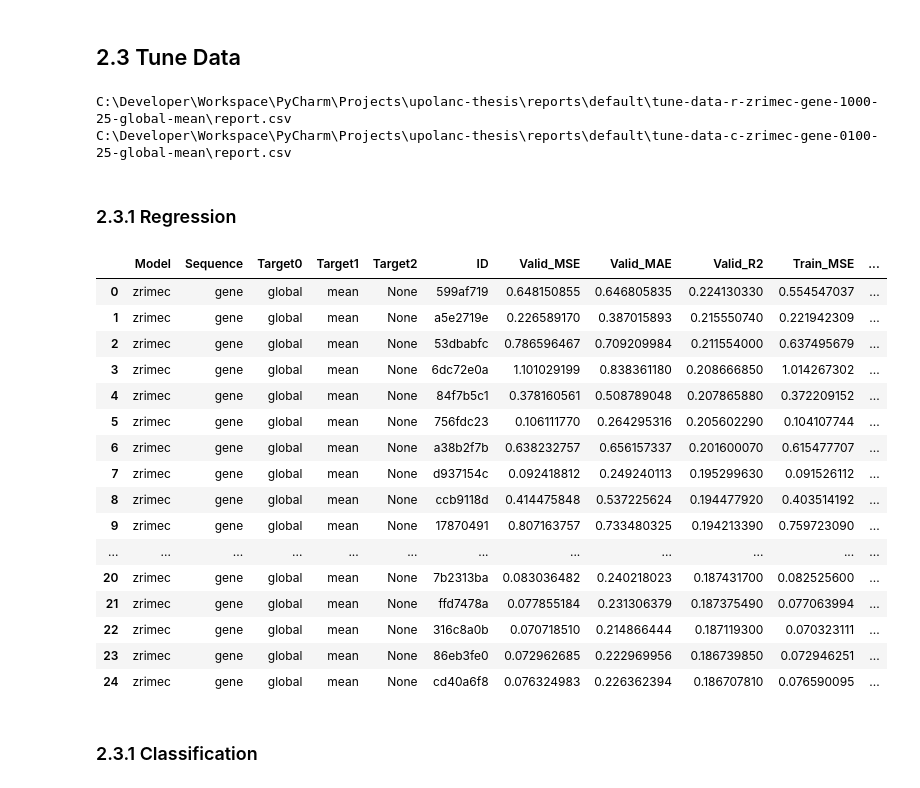
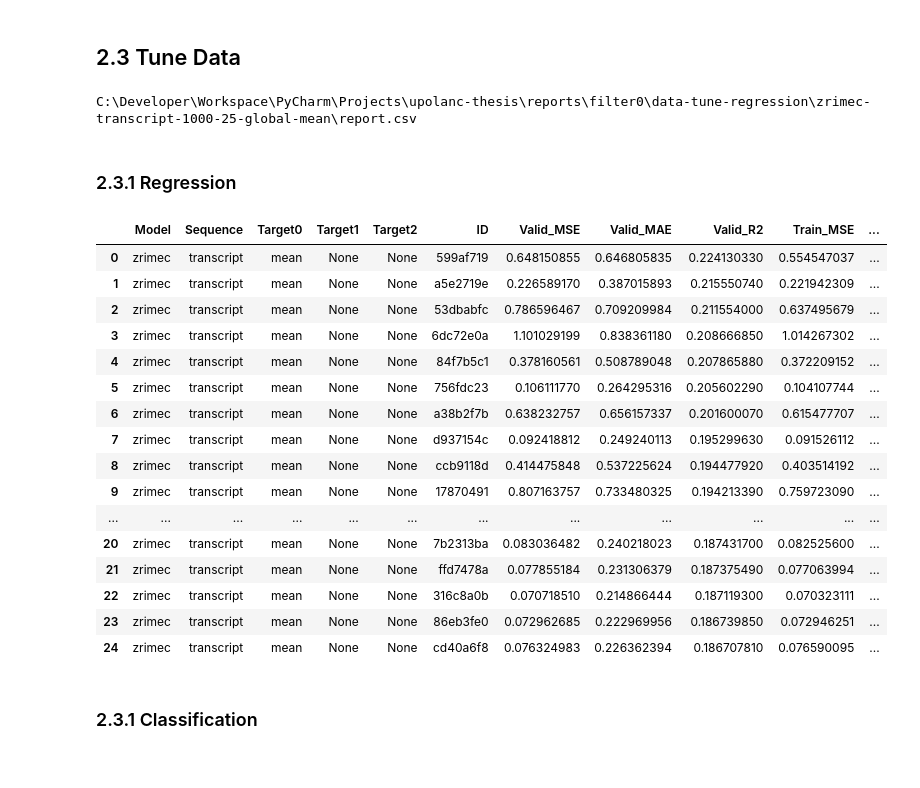
Before and after one commit to up4472/upolanc-thesis, a Jupyter notebook: notebook/nbp09-report.ipynb, the cells around one changed output. Drawn from its saved outputs; the diff is of its cells as text; code cells hidden in the pictures.

```diff
--- a/notebook/nbp09-report.ipynb
+++ b/notebook/nbp09-report.ipynb
@@ -42,14 +42,16 @@ runtime.set_plot_theme()
 # %%
 # List reports folder content
 
-ROOT_DIR = os.path.join(ROOT, 'reports', 'default')
+FILTER_ID = 0
+SUBFOLDER = 'filter' + str(FILTER_ID)
+ROOT_DIR  = os.path.join(ROOT, 'reports', SUBFOLDER)
 
-for path in os.listdir(ROOT_DIR) :
-	if path.startswith('model-') or path.startswith('tune-') :
-		print(os.path.join(ROOT_DIR, path))
+for index, name in enumerate(os.listdir(ROOT_DIR), start = 0) :
+	path = os.path.join(ROOT_DIR, name)
 
-# model      -MODE-MODEL-LAYERS-KMER-SEQUENCE-OPTIM-EPOCHS-TARGET     <- bert
-# model      -MODE-MODEL-SEQUENCE-EPOCHS-TARGET                       <- cnn
-# tune-model -MODE-MODEL-SEQUENCE-TRIALS-EPOCHS-TARGET                <- tune cnn
-# tune-data  -MODE-MODEL-SEQUENCE-TRIALS-EPOCHS-TARGET                <- tune data with cnn
+	if index == 0 : print('{} :'.format(path))
+	else          : print('\n{} :'.format(path))
+
+	for name in os.listdir(path) :
+		print('...\\{}'.format(name))
 # %% [output]
@@ -109,7 +111,7 @@ report_cnn_model['classification']
 # %%
 # Load tune model reports
 
-report_tune_model = report_load.load_tune_model_reports(
+report_tune_model = report_load.load_cnn_tune_reports(
 	root = ROOT_DIR,
 	show = False,
 	n    = 5
@@ -182,42 +184,41 @@ report_concat.concat_tune_model_reports(
 # %%
 # Display top few results for each tune configuration
 
-report_tune_data = report_load.load_tune_data_reports(
+report_tune_data = report_load.load_data_tune_reports(
 	root = ROOT_DIR,
 	show = False,
 	n    = 25
 )
 # %% [output]
-C:\Developer\Workspace\PyCharm\Projects\upolanc-thesis\reports\default\tune-data-r-zrimec-gene-1000-25-global-mean\report.csv
-C:\Developer\Workspace\PyCharm\Projects\upolanc-thesis\reports\default\tune-data-c-zrimec-gene-0100-25-global-mean\report.csv
+C:\Developer\Workspace\PyCharm\Projects\upolanc-thesis\reports\filter0\data-tune-regression\zrimec-transcript-1000-25-global-mean\report.csv
 # %% [markdown]
 ### 2.3.1 Regression
 # %%
 # Concat reports and display top few
 
-report_concat.concat_tune_data_reports(
+report_concat.concat_data_tune_reports(
 	reports = report_tune_data,
 	mode    = 'regression',
 	n       = 25
 )
 # %% [output]
 |  | Model | Sequence | Target0 | Target1 | Target2 | ID | Valid_MSE | Valid_MAE | Valid_R2 | Train_MSE | ... |
-| 0 | zrimec | gene | global | mean | None | 599af719 | 0.648150855 | 0.646805835 | 0.224130330 | 0.554547037 | ... |
-| 1 | zrimec | gene | global | mean | None | a5e2719e | 0.226589170 | 0.387015893 | 0.215550740 | 0.221942309 | ... |
-| 2 | zrimec | gene | global | mean | None | 53dbabfc | 0.786596467 | 0.709209984 | 0.211554000 | 0.637495679 | ... |
-| 3 | zrimec | gene | global | mean | None | 6dc72e0a | 1.101029199 | 0.838361180 | 0.208666850 | 1.014267302 | ... |
-| 4 | zrimec | gene | global | mean | None | 84f7b5c1 | 0.378160561 | 0.508789048 | 0.207865880 | 0.372209152 | ... |
-| 5 | zrimec | gene | global | mean | None | 756fdc23 | 0.106111770 | 0.264295316 | 0.205602290 | 0.104107744 | ... |
-| 6 | zrimec | gene | global | mean | None | a38b2f7b | 0.638232757 | 0.656157337 | 0.201600070 | 0.615477707 | ... |
-| 7 | zrimec | gene | global | mean | None | d937154c | 0.092418812 | 0.249240113 | 0.195299630 | 0.091526112 | ... |
-| 8 | zrimec | gene | global | mean | None | ccb9118d | 0.414475848 | 0.537225624 | 0.194477920 | 0.403514192 | ... |
-| 9 | zrimec | gene | global | mean | None | 17870491 | 0.807163757 | 0.733480325 | 0.194213390 | 0.759723090 | ... |
+| 0 | zrimec | transcript | mean | None | None | 599af719 | 0.648150855 | 0.646805835 | 0.224130330 | 0.554547037 | ... |
+| 1 | zrimec | transcript | mean | None | None | a5e2719e | 0.226589170 | 0.387015893 | 0.215550740 | 0.221942309 | ... |
+| 2 | zrimec | transcript | mean | None | None | 53dbabfc | 0.786596467 | 0.709209984 | 0.211554000 | 0.637495679 | ... |
+| 3 | zrimec | transcript | mean | None | None | 6dc72e0a | 1.101029199 | 0.838361180 | 0.208666850 | 1.014267302 | ... |
+| 4 | zrimec | transcript | mean | None | None | 84f7b5c1 | 0.378160561 | 0.508789048 | 0.207865880 | 0.372209152 | ... |
+| 5 | zrimec | transcript | mean | None | None | 756fdc23 | 0.106111770 | 0.264295316 | 0.205602290 | 0.104107744 | ... |
+| 6 | zrimec | transcript | mean | None | None | a38b2f7b | 0.638232757 | 0.656157337 | 0.201600070 | 0.615477707 | ... |
+| 7 | zrimec | transcript | mean | None | None | d937154c | 0.092418812 | 0.249240113 | 0.195299630 | 0.091526112 | ... |
+| 8 | zrimec | transcript | mean | None | None | ccb9118d | 0.414475848 | 0.537225624 | 0.194477920 | 0.403514192 | ... |
+| 9 | zrimec | transcript | mean | None | None | 17870491 | 0.807163757 | 0.733480325 | 0.194213390 | 0.759723090 | ... |
 | ... | ... | ... | ... | ... | ... | ... | ... | ... | ... | ... | ... |
-| 20 | zrimec | gene | global | mean | None | 7b2313ba | 0.083036482 | 0.240218023 | 0.187431700 | 0.082525600 | ... |
-| 21 | zrimec | gene | global | mean | None | ffd7478a | 0.077855184 | 0.231306379 | 0.187375490 | 0.077063994 | ... |
-| 22 | zrimec | gene | global | mean | None | 316c8a0b | 0.070718510 | 0.214866444 | 0.187119300 | 0.070323111 | ... |
-| 23 | zrimec | gene | global | mean | None | 86eb3fe0 | 0.072962685 | 0.222969956 | 0.186739850 | 0.072946251 | ... |
-| 24 | zrimec | gene | global | mean | None | cd40a6f8 | 0.076324983 | 0.226362394 | 0.186707810 | 0.076590095 | ... |
+| 20 | zrimec | transcript | mean | None | None | 7b2313ba | 0.083036482 | 0.240218023 | 0.187431700 | 0.082525600 | ... |
+| 21 | zrimec | transcript | mean | None | None | ffd7478a | 0.077855184 | 0.231306379 | 0.187375490 | 0.077063994 | ... |
+| 22 | zrimec | transcript | mean | None | None | 316c8a0b | 0.070718510 | 0.214866444 | 0.187119300 | 0.070323111 | ... |
+| 23 | zrimec | transcript | mean | None | None | 86eb3fe0 | 0.072962685 | 0.222969956 | 0.186739850 | 0.072946251 | ... |
+| 24 | zrimec | transcript | mean | None | None | cd40a6f8 | 0.076324983 | 0.226362394 | 0.186707810 | 0.076590095 | ... |
 # %% [markdown]
 ### 2.3.1 Classification
 # %%
```
Also changed, not shown: parts of 12 cells of this notebook, 21 other files.
